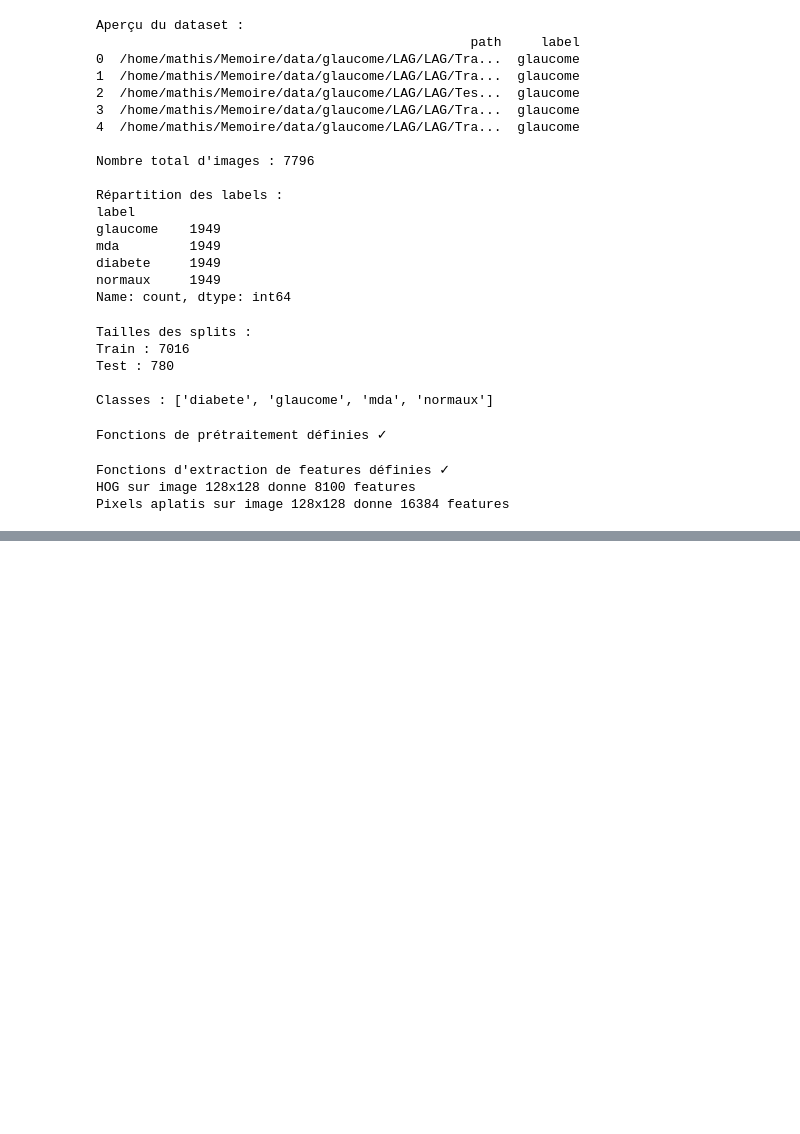
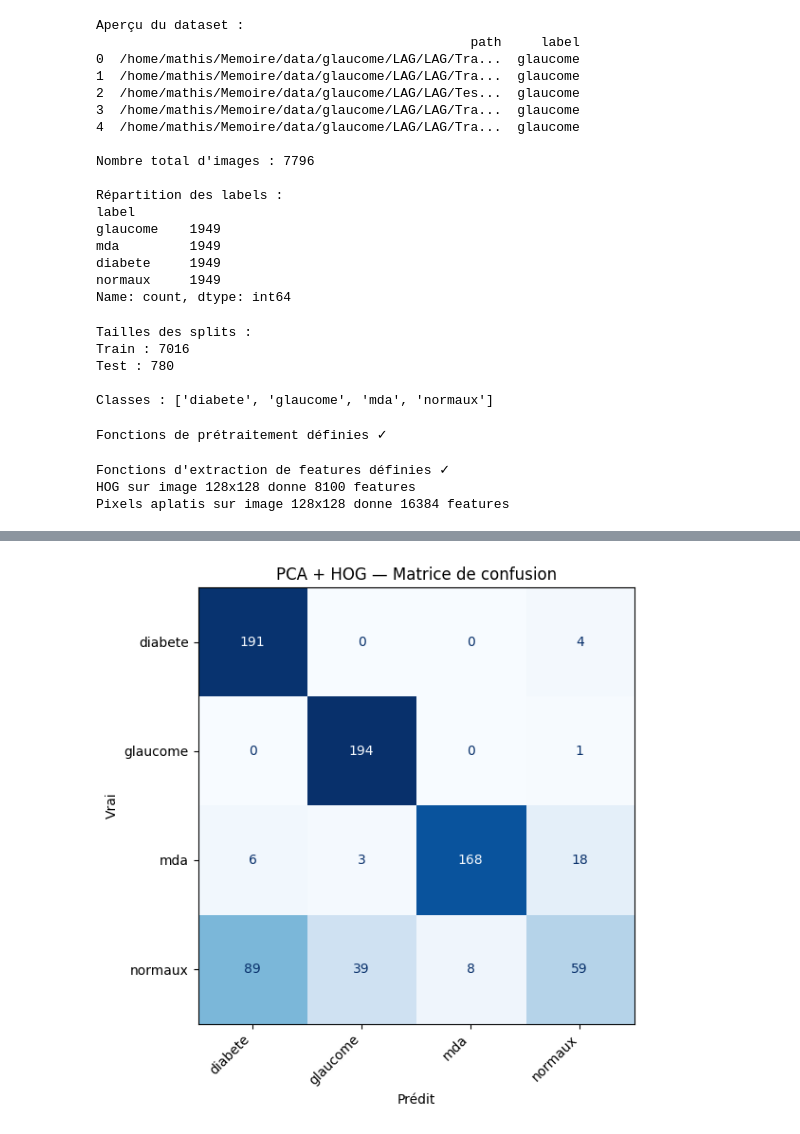
Before and after one commit to Mathis0000/Memoire, a Jupyter notebook: random_forest/random_forest.ipynb, the cells around one changed output, grey strips where cells are left out. Saved outputs shown, nothing was run; the diff lists cells and outputs as text; code cells hidden in the pictures; blank space fills up the shorter version.

```diff
--- a/random_forest/random_forest.ipynb
+++ b/random_forest/random_forest.ipynb
@@ -404,49 +411,55 @@ Entraînement HOG terminé ✓
 # %%
 print("="*60)
-print("Entraînement PCA + HOG")
+print("RandomizedSearch pour: PCA + HOG")
 print("="*60)
 
 pixel_cols = list(range(n_pixel_features))
-hog_cols = list(range(n_pixel_features, n_pixel_features + n_hog_features))
-
+hog_cols   = list(range(n_pixel_features, n_pixel_features + n_hog_features))
 X_train_combined_raw = np.hstack([X_train_pixels_scaled, X_train_hog_scaled])
 X_test_combined_raw  = np.hstack([X_test_pixels_scaled,  X_test_hog_scaled])
-print(f"X_train_combined_raw créé: {X_train_combined_raw.shape}  ({X_train_combined_raw.nbytes/1e9:.2f} GB)")
+print(f"X_train_combined_raw: {X_train_combined_raw.shape}  ({X_train_combined_raw.nbytes/1e9:.2f} GB)")
 
-PCA_N_COMBINED = 100
-RF_PARAMS_COMBINED = dict(n_estimators=300, max_depth=30, min_samples_split=2,
-                          min_samples_leaf=1, max_features='sqrt', random_state=42)
+pipe_combined = Pipeline([
+    ('features', ColumnTransformer([
+        ('pca', PCA(random_state=42), pixel_cols),
+        ('hog', 'passthrough',        hog_cols)
+    ])),
+    ('rf', RandomForestClassifier(random_state=42))
+])
+param_grid_combined = {
+    'features__pca__n_components': pca_components,
+    **{f'rf__{k}': v for k, v in rf_params.items()}
+}
+grid_combined = RandomizedSearchCV(pipe_combined, param_grid_combined, n_iter=300, cv=cv_split,
+    scoring='accuracy', n_jobs=1, verbose=1, random_state=42)
+grid_combined.fit(X_train_combined_raw, y_train)
+del X_train_combined_raw
+print(f'\nMeilleurs paramètres: {grid_combined.best_params_}')
+print(f'Meilleur score val: {grid_combined.best_score_:.4f}')
+results['PCA + HOG'] = {'best_model': grid_combined.best_estimator_, 'best_params': grid_combined.best_params_,
+    'best_val_score': grid_combined.best_score_, 'X_test': X_test_combined_raw}
 
-if USE_GPU_RF:
-    pipe_combined = Pipeline([
-        ('features', ColumnTransformer([
-            ('pca', PCA(n_components=PCA_N_COMBINED, random_state=42), pixel_cols),
-            ('hog', 'passthrough', hog_cols)
-        ])),
-        ('to_float32', to_float32),
-        ('rf', RandomForestClassifier(**RF_PARAMS_COMBINED, n_bins=64, n_streams=1))
-    ])
-else:
-    pipe_combined = Pipeline([
-        ('features', ColumnTransformer([
-            ('pca', PCA(n_components=PCA_N_COMBINED, random_state=42), pixel_cols),
-            ('hog', 'passthrough', hog_cols)
-        ])),
-        ('rf', RandomForestClassifier(**RF_PARAMS_COMBINED, n_jobs=-1))
-    ])
-
-pipe_combined.fit(X_train_combined_raw, y_train)
-
-del X_train_combined_raw
-gc.collect()
-ctypes.CDLL("libc.so.6").malloc_trim(0)
-print("Entraînement PCA+HOG terminé ✓  (X_train_combined_raw supprimé)")
-
-results['PCA + HOG'] = {
-    'best_model': pipe_combined,
-    'best_params': {'features__pca__n_components': PCA_N_COMBINED,
-                    **{f'rf__{k}': v for k, v in RF_PARAMS_COMBINED.items()}},
-    'X_test': X_test_combined_raw
-}
+# --- Résultats test ---
+_y_pred = grid_combined.best_estimator_.predict(X_test_combined_raw)
+_acc  = accuracy_score(y_test, _y_pred)
+_bacc = balanced_accuracy_score(y_test, _y_pred)
+_prec = precision_score(y_test, _y_pred, average='macro', zero_division=0)
+_rec  = recall_score(y_test, _y_pred, average='macro', zero_division=0)
+_f1   = f1_score(y_test, _y_pred, average='macro', zero_division=0)
+print(f"\n{' Métrique':<22} {'Score':>8}")
+print(f"{'-'*32}")
+print(f"{' Test Accuracy':<22} {_acc:>8.4f}")
+print(f"{' Balanced Acc':<22} {_bacc:>8.4f}")
+print(f"{' Precision':<22} {_prec:>8.4f}")
+print(f"{' Recall':<22} {_rec:>8.4f}")
+print(f"{' F1 Score':<22} {_f1:>8.4f}")
+fig, ax = plt.subplots(figsize=(8, 6))
+ConfusionMatrixDisplay(confusion_matrix(y_test, _y_pred, labels=list(range(len(classes)))), display_labels=classes).plot(ax=ax, values_format='d', cmap='Blues', colorbar=False)
+ax.set_title("PCA + HOG — Matrice de confusion"); ax.set_xlabel('Prédit'); ax.set_ylabel('Vrai')
+plt.setp(ax.get_xticklabels(), rotation=45, ha='right'); plt.tight_layout(); plt.show()
+results['PCA + HOG']['y_pred'] = _y_pred
+results['PCA + HOG']['test_accuracy'] = _acc
+results['PCA + HOG']['test_balanced_accuracy'] = _bacc
+results['PCA + HOG']['test_f1'] = _f1
 # %% [output]
 ============================================================
@@ -456,0 +481 @@ Entraînement PCA+HOG terminé ✓  (X_train_combined_raw supprimé)
+[figure, added]
```
Also changed, not shown: parts of 16 cells of this notebook, 5 other files.
